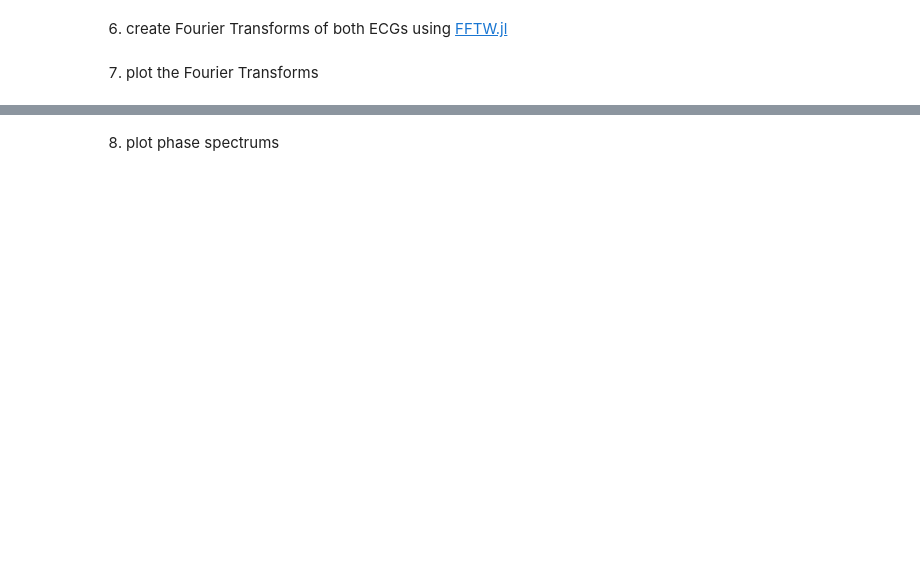
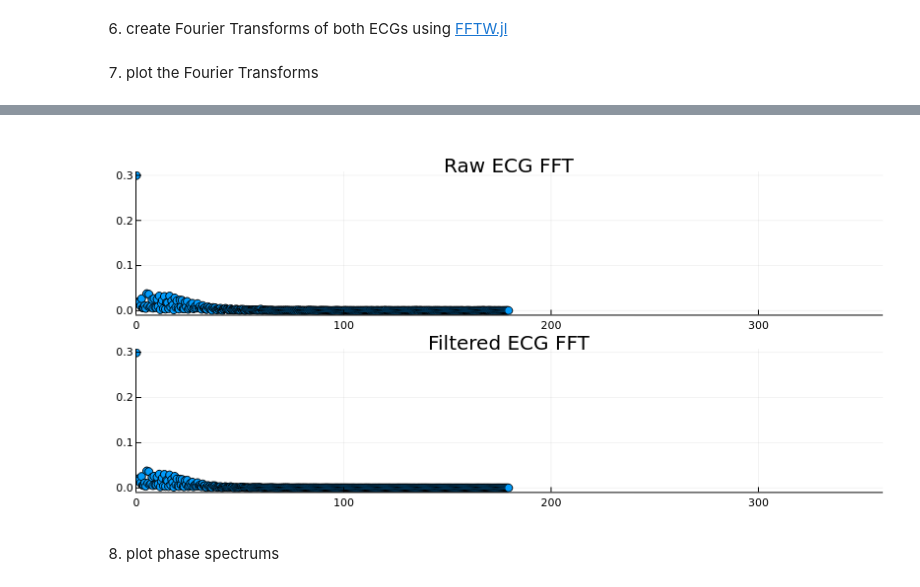
Before and after one commit to moritz-konarski/thesis, a Jupyter notebook: coding/01_exploration/01_exploration.ipynb, the cells around one changed output, grey strips where cells are left out. Cells and saved outputs as stored; diff of their text form; code cells hidden in the pictures; blank space fills up the shorter version.

```diff
--- a/coding/01_exploration/01_exploration.ipynb
+++ b/coding/01_exploration/01_exploration.ipynb
@@ -59,7 +52,7 @@ F_filtered = 1/N * fftshift(fft(ecg_filtered[:,2]));
 # %%
 frequencies = ((-N/2):(N/2-1)) * fs / N
 
-p1 = plot(frequencies, abs.(F), seriestype = :scatter, title="Raw ECG FFT", xlim=(-50,50))
-p2 = plot(frequencies, abs.(F_filtered), seriestype = :scatter, title="Filtered ECG FFT", xlim=(-50,50))
+p1 = plot(frequencies, abs.(F), seriestype = :scatter, title="Raw ECG FFT", xlim=(0,360))
+p2 = plot(frequencies, abs.(F_filtered), seriestype = :scatter, title="Filtered ECG FFT", xlim=(0,360))
 plot(p1, p2, layout=(2,1), label="")
 # %% [output]
@@ -67,3 +59,4 @@ plot(p1, p2, layout=(2,1), label="")
+[figure, added]
 # %% [markdown]
 8. plot phase spectrums
 # %%
```
Also changed, not shown: parts of 6 cells of this notebook, 1 other file.
